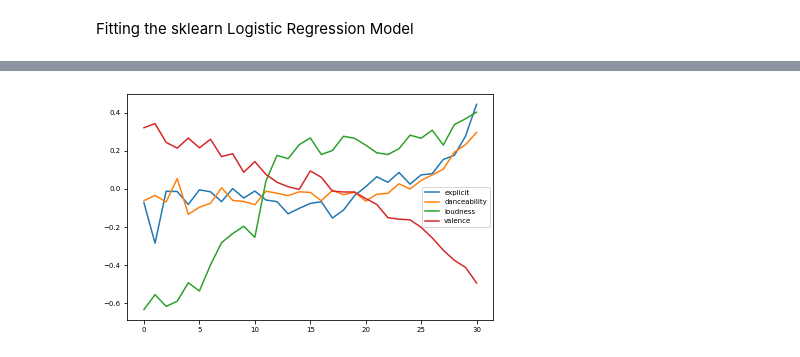
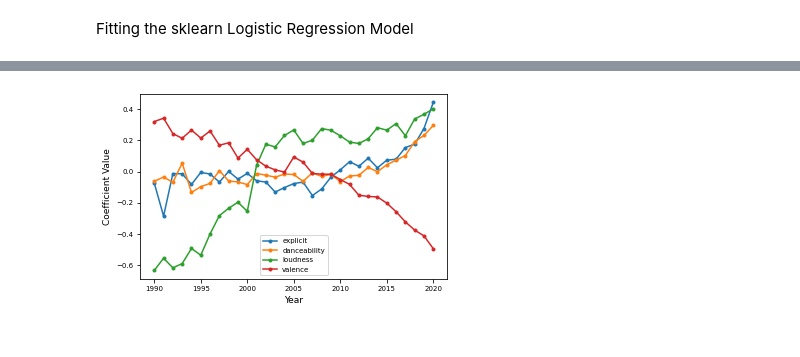
Before and after one commit to Zleander/MusicalDevelopment, a Jupyter notebook: Notebooks/LogRegression.ipynb, the cells around one changed output, grey strips where cells are left out. Saved outputs shown, nothing was run; the diff lists cells and outputs as text; code cells hidden in the pictures.

```diff
--- a/Notebooks/LogRegression.ipynb
+++ b/Notebooks/LogRegression.ipynb
@@ -89,18 +104,24 @@ Accuracy of predictor: 0.07885620929308108
 #     for index in sorted_ids:
 #         print(f'     {predictors[index]}: {round(coef[index], 3)}')
 #
-# %%
-interesting_features = ['explicit', 'valence', 'loudness', 'danceability']
-fig, ax = plt.subplots()
-
-year_series = np.unique(calc_labels(np.unique(train['year'])))
-
-for i,feature in enumerate(predictors):
-    if feature in interesting_features:
-        ax.plot(year_series, reg.coef_[:,i], '-', label=feature)
-ax.legend()
-#ax.set_ylim(-.6, .6)
-plt.savefig('../figs/1_year_coefs.pdf',bbox_inches='tight')
-plt.show()
-# %% [output]
-[figure, removed]
+# %%
+# Old plotting
+
+interesting_features = ['explicit', 'danceability','loudness','valence']
+
+fig, ax = plt.subplots(figsize=(fig_width, fig_height))
+
+year_series = np.unique((np.unique(train['year'])))
+
+for i,feature in enumerate(predictors):
+    if feature in interesting_features:
+        ax.plot(year_series, reg.coef_[:,i], '.-', label=feature)
+ax.legend()
+ax.set_xlabel('Year')
+ax.set_ylabel('Coefficient Value')
+# ax.yaxis.tick_right()
+# ax.yaxis.set_label_position("right")
+#plt.savefig('../figs/log_coefs.pdf',bbox_inches='tight')
+plt.show()
+# %% [output]
+[figure, added]
```
Also changed, not shown: parts of 5 cells of this notebook.
